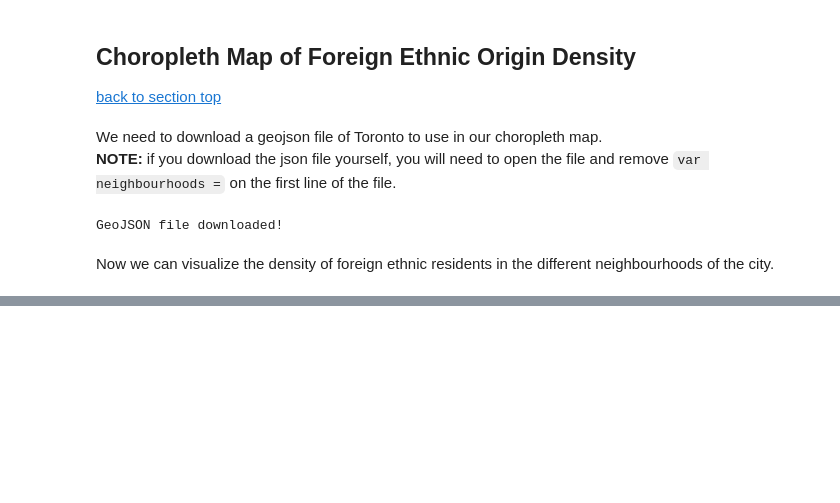
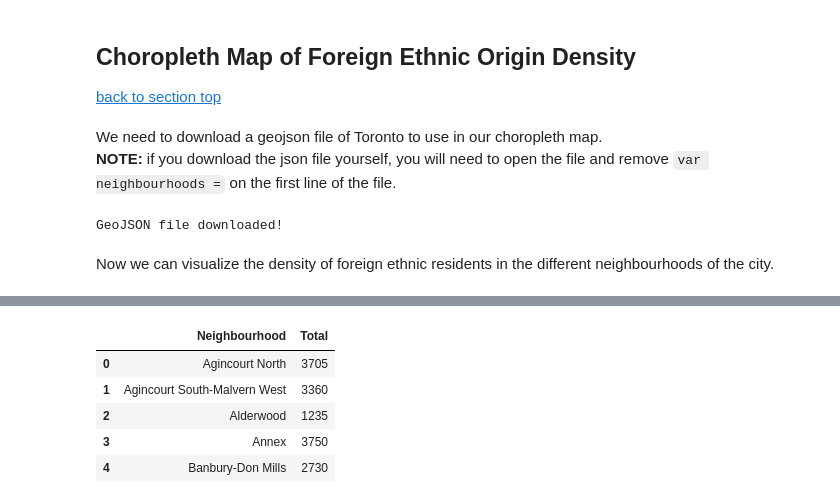
Before and after one commit to Jo-Sundaram/Coursera_Capstone, a Jupyter notebook: Coursera Capstone Project - Battle of the Neighbourhoods.ipynb, the cells around one changed output, grey strips where cells are left out. Drawn from its saved outputs; the diff is of its cells as text; code cells hidden in the pictures; blank space fills up the shorter version.

```diff
--- a/Coursera Capstone Project - Battle of the Neighbourhoods.ipynb
+++ b/Coursera Capstone Project - Battle of the Neighbourhoods.ipynb
@@ -272,0 +320,13 @@ tor_choro
+# %%
+youth = pd.DataFrame(tor_age_groups[1:2])
+youth = youth.T.reset_index()[4:]
+reset_index_(youth,"Neighbourhood")
+youth.rename(columns = {1:"Total"},inplace = True)
+youth.head()
+# %% [output]
+|  | Neighbourhood | Total |
+| 0 | Agincourt North | 3705 |
+| 1 | Agincourt South-Malvern West | 3360 |
+| 2 | Alderwood | 1235 |
+| 3 | Annex | 3750 |
+| 4 | Banbury-Don Mills | 2730 |
```
Also changed, not shown: parts of 17 cells of this notebook.
